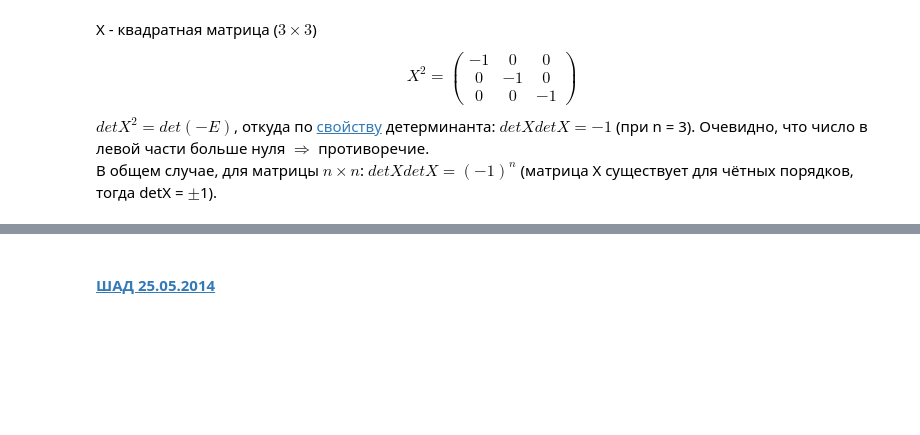
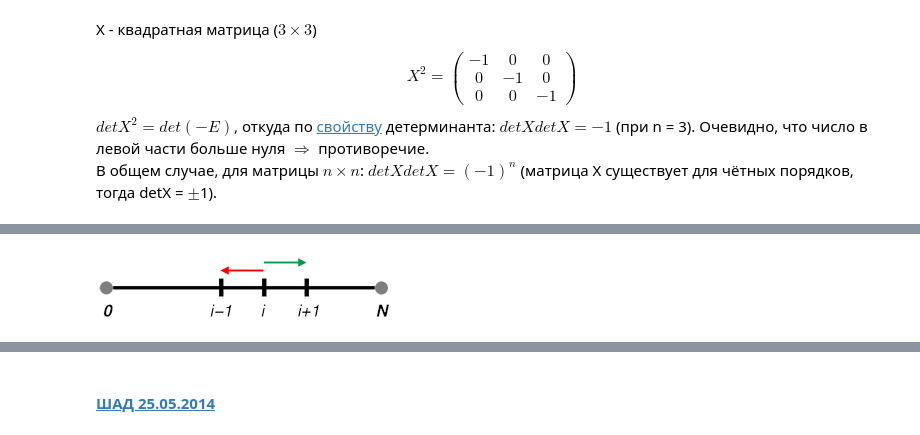
Before and after one commit to Felhaba/Math_Programming_Yandex_OZON, a Jupyter notebook: YSoDA.ipynb, the cells around one changed output, grey strips where cells are left out. Drawn from its saved outputs; the diff is of its cells as text; code cells hidden in the pictures; blank space fills up the shorter version.

```diff
--- a/YSoDA.ipynb
+++ b/YSoDA.ipynb
@@ -45,0 +104,10 @@ $ detX^2 = det(-E) $, откуда по [свойству](https://portal.tpu.ru
+# %%
+from PIL import Image
+import requests
+from io import BytesIO
+
+response = requests.get('https://hsto.org/r/w1560/files/9a8/9f6/f60/9a89f6f602c8459e99e2b931b46cd642.png')
+img = Image.open(BytesIO(response.content))
+img
+# %% [output]
+[figure, added]
```
Also changed, not shown: parts of 11 cells of this notebook.
